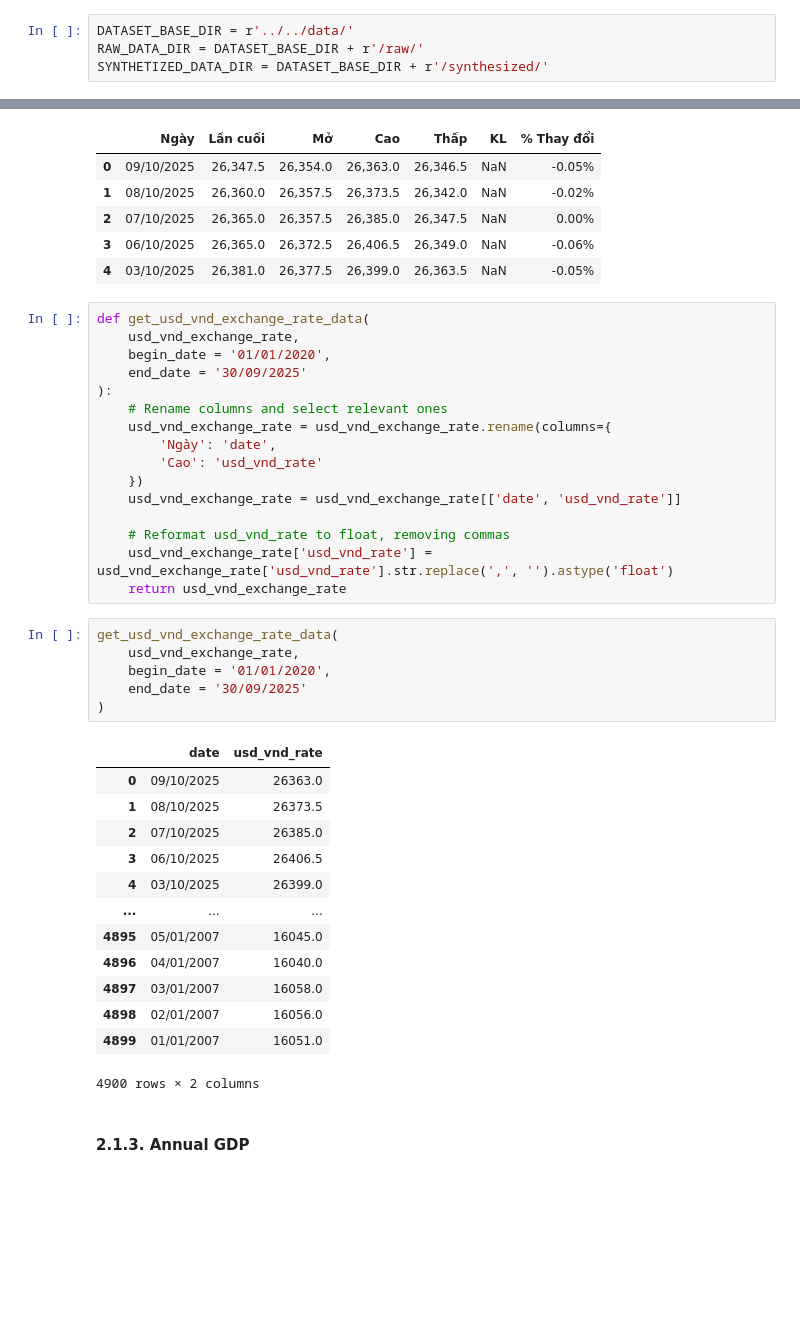
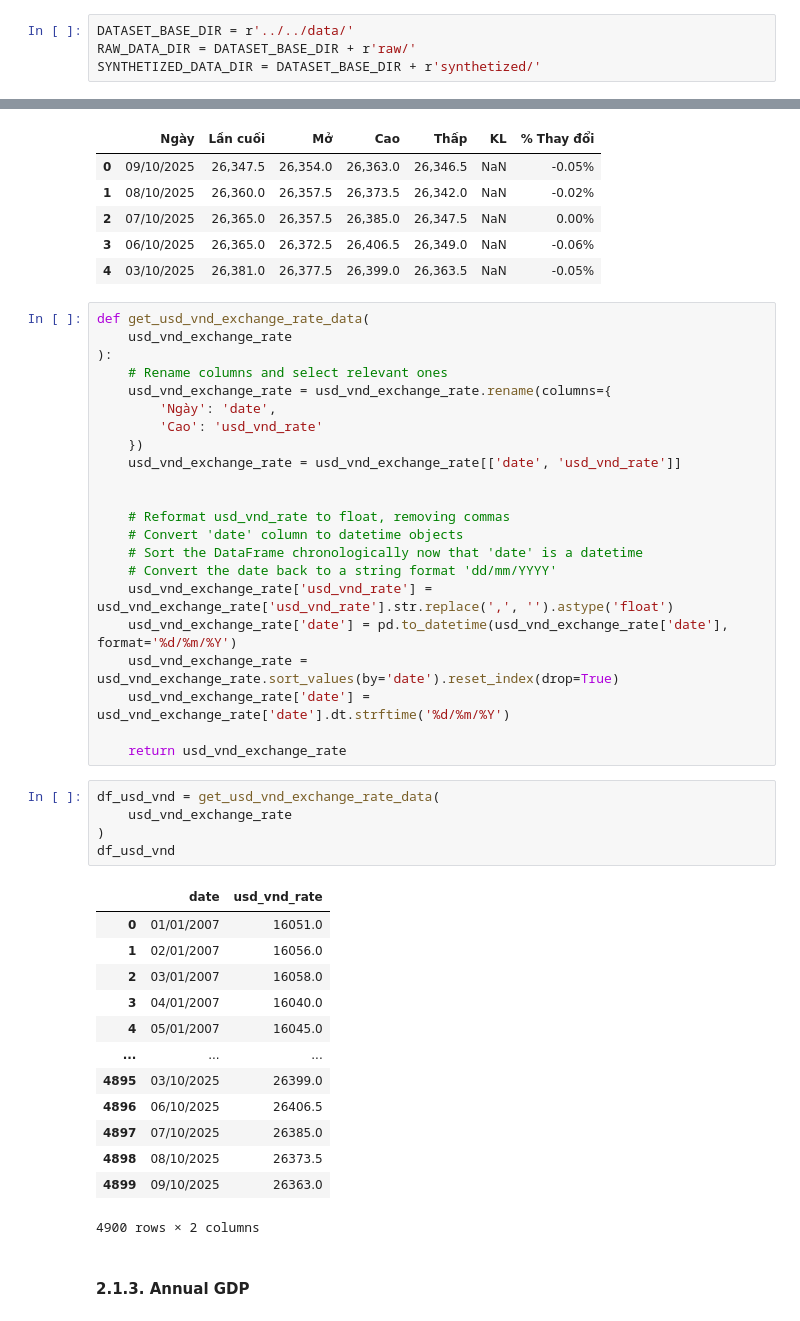
Before and after one commit to nguyenlog205/ds111-uit-stock-price-analysis, a Jupyter notebook: notebook/data_synthesis/dataset_synthesis.ipynb, the cells around one changed output, grey strips where cells are left out. Drawn from its saved outputs; the diff is of its cells as text; blank space fills up the shorter version.

Commit message:
update notebook for data synthesis

```diff
--- a/notebook/data_synthesis/dataset_synthesis.ipynb
+++ b/notebook/data_synthesis/dataset_synthesis.ipynb
@@ -7,7 +8,7 @@ import pandas as pd
 # %%
 DATASET_BASE_DIR = r'../../data/'
-RAW_DATA_DIR = DATASET_BASE_DIR + r'/raw/'
-SYNTHETIZED_DATA_DIR = DATASET_BASE_DIR + r'/synthesized/'
+RAW_DATA_DIR = DATASET_BASE_DIR + r'raw/'
+SYNTHETIZED_DATA_DIR = DATASET_BASE_DIR + r'synthetized/'
 # %% [markdown]
 ## 1. General Description
 # %% [markdown]
@@ -82,9 +89,7 @@ usd_vnd_exchange_rate.head(5)
 | 4 | 03/10/2025 | 26,381.0 | 26,377.5 | 26,399.0 | 26,363.5 | NaN | -0.05% |
 # %%
 def get_usd_vnd_exchange_rate_data(
-    usd_vnd_exchange_rate,
-    begin_date = '01/01/2020',
-    end_date = '30/09/2025'
+    usd_vnd_exchange_rate
 ):
     # Rename columns and select relevant ones
     usd_vnd_exchange_rate = usd_vnd_exchange_rate.rename(columns={
@@ -93,28 +98,35 @@ def get_usd_vnd_exchange_rate_data(
     })
     usd_vnd_exchange_rate = usd_vnd_exchange_rate[['date', 'usd_vnd_rate']]
 
+
     # Reformat usd_vnd_rate to float, removing commas
+    # Convert 'date' column to datetime objects
+    # Sort the DataFrame chronologically now that 'date' is a datetime
+    # Convert the date back to a string format 'dd/mm/YYYY'
     usd_vnd_exchange_rate['usd_vnd_rate'] = usd_vnd_exchange_rate['usd_vnd_rate'].str.replace(',', '').astype('float')
+    usd_vnd_exchange_rate['date'] = pd.to_datetime(usd_vnd_exchange_rate['date'], format='%d/%m/%Y')
+    usd_vnd_exchange_rate = usd_vnd_exchange_rate.sort_values(by='date').reset_index(drop=True)
+    usd_vnd_exchange_rate['date'] = usd_vnd_exchange_rate['date'].dt.strftime('%d/%m/%Y')
+
     return usd_vnd_exchange_rate
 # %%
-get_usd_vnd_exchange_rate_data(
-    usd_vnd_exchange_rate,
-    begin_date = '01/01/2020',
-    end_date = '30/09/2025'
+df_usd_vnd = get_usd_vnd_exchange_rate_data(
+    usd_vnd_exchange_rate
 )
+df_usd_vnd
 # %% [output]
 |  | date | usd_vnd_rate |
-| 0 | 09/10/2025 | 26363.0 |
-| 1 | 08/10/2025 | 26373.5 |
-| 2 | 07/10/2025 | 26385.0 |
-| 3 | 06/10/2025 | 26406.5 |
-| 4 | 03/10/2025 | 26399.0 |
+| 0 | 01/01/2007 | 16051.0 |
+| 1 | 02/01/2007 | 16056.0 |
+| 2 | 03/01/2007 | 16058.0 |
+| 3 | 04/01/2007 | 16040.0 |
+| 4 | 05/01/2007 | 16045.0 |
 | ... | ... | ... |
-| 4895 | 05/01/2007 | 16045.0 |
-| 4896 | 04/01/2007 | 16040.0 |
-| 4897 | 03/01/2007 | 16058.0 |
-| 4898 | 02/01/2007 | 16056.0 |
-| 4899 | 01/01/2007 | 16051.0 |
+| 4895 | 03/10/2025 | 26399.0 |
+| 4896 | 06/10/2025 | 26406.5 |
+| 4897 | 07/10/2025 | 26385.0 |
+| 4898 | 08/10/2025 | 26373.5 |
+| 4899 | 09/10/2025 | 26363.0 |
 4900 rows × 2 columns
 # %% [markdown]
 #### 2.1.3. Annual GDP
```
Also changed, not shown: parts of 42 cells of this notebook, 5 other files.
